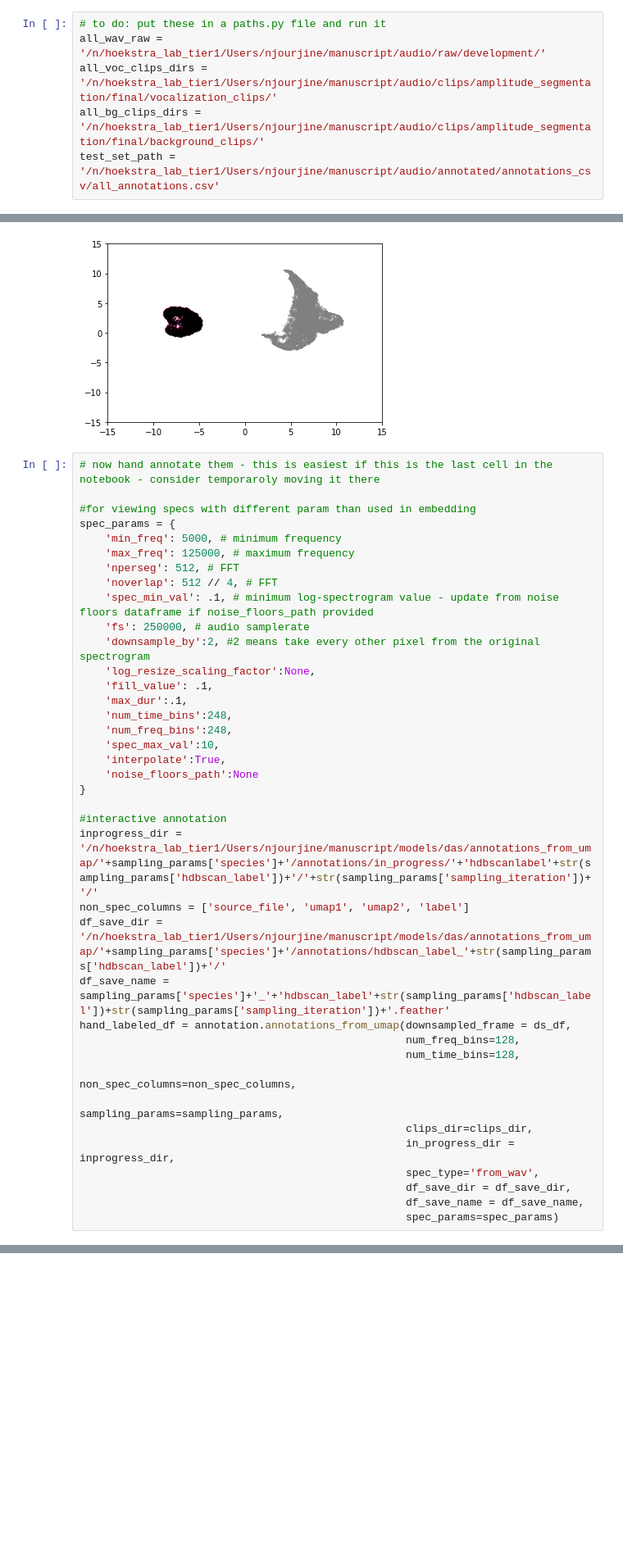
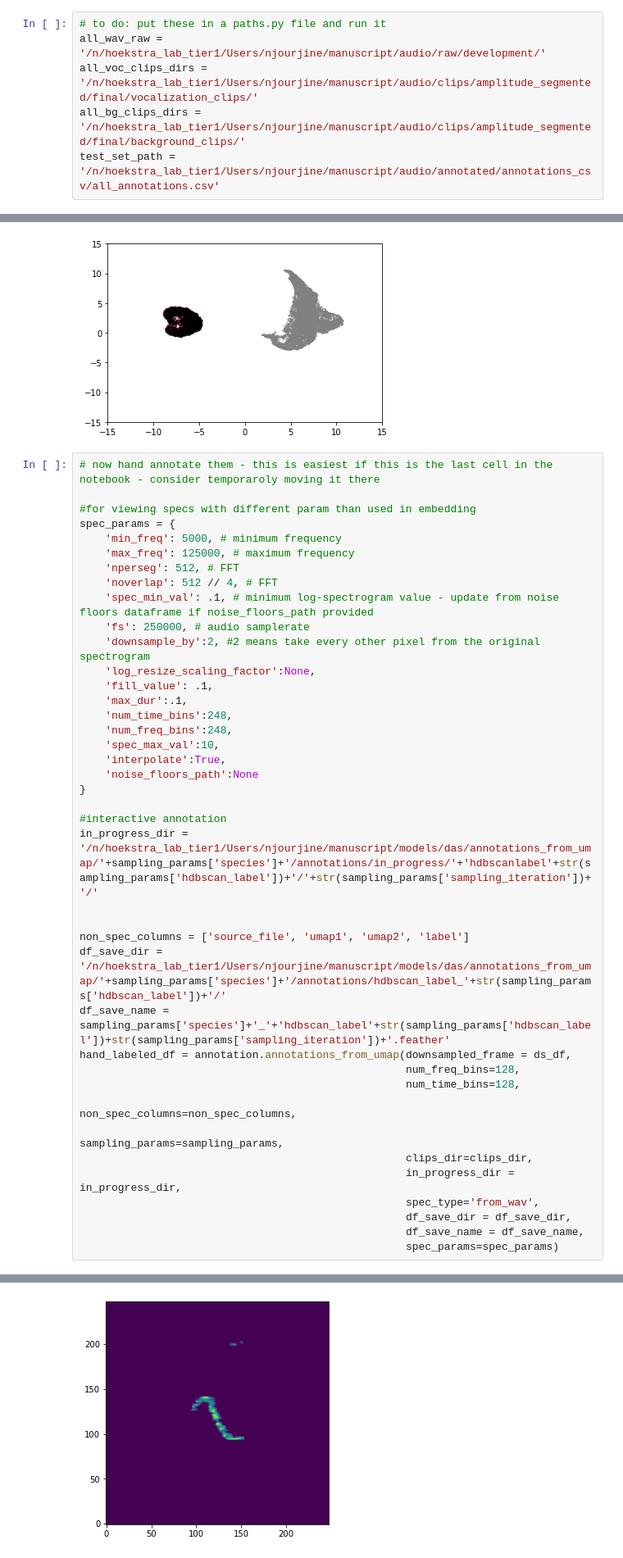
Before and after one commit to nickjourjine/peromyscus-pup-vocal-evolution, a Jupyter notebook: scripts/Annotate from UMAP.ipynb, the cells around one changed output, grey strips where cells are left out. Shown: that part at 82% size. Cells and saved outputs as stored; diff of their text form; blank space fills up the shorter version.

```diff
--- a/scripts/Annotate from UMAP.ipynb
+++ b/scripts/Annotate from UMAP.ipynb
@@ -31,8 +32,8 @@ The autoreload extension is already loaded. To reload it, use:
 # %%
 # to do: put these in a paths.py file and run it
 all_wav_raw = '/n/hoekstra_lab_tier1/Users/njourjine/manuscript/audio/raw/development/'
-all_voc_clips_dirs = '/n/hoekstra_lab_tier1/Users/njourjine/manuscript/audio/clips/amplitude_segmentation/final/vocalization_clips/'
-all_bg_clips_dirs = '/n/hoekstra_lab_tier1/Users/njourjine/manuscript/audio/clips/amplitude_segmentation/final/background_clips/'
+all_voc_clips_dirs = '/n/hoekstra_lab_tier1/Users/njourjine/manuscript/audio/clips/amplitude_segmented/final/vocalization_clips/'
+all_bg_clips_dirs = '/n/hoekstra_lab_tier1/Users/njourjine/manuscript/audio/clips/amplitude_segmented/final/background_clips/'
 test_set_path = '/n/hoekstra_lab_tier1/Users/njourjine/manuscript/audio/annotated/annotations_csv/all_annotations.csv'
 # %% [markdown]
 # generate hdbscan labels
@@ -423,7 +423,9 @@ spec_params = {
 }
 
 #interactive annotation
-inprogress_dir = '/n/hoekstra_lab_tier1/Users/njourjine/manuscript/models/das/annotations_from_umap/'+sampling_params['species']+'/annotations/in_progress/'+'hdbscanlabel'+str(sampling_params['hdbscan_label'])+'/'+str(sampling_params['sampling_iteration'])+'/'
+in_progress_dir = '/n/hoekstra_lab_tier1/Users/njourjine/manuscript/models/das/annotations_from_umap/'+sampling_params['species']+'/annotations/in_progress/'+'hdbscanlabel'+str(sampling_params['hdbscan_label'])+'/'+str(sampling_params['sampling_iteration'])+'/'
+
+
 non_spec_columns = ['source_file', 'umap1', 'umap2', 'label']
 df_save_dir = '/n/hoekstra_lab_tier1/Users/njourjine/manuscript/models/das/annotations_from_umap/'+sampling_params['species']+'/annotations/hdbscan_label_'+str(sampling_params['hdbscan_label'])+'/'
 df_save_name = sampling_params['species']+'_'+'hdbscan_label'+str(sampling_params['hdbscan_label'])+str(sampling_params['sampling_iteration'])+'.feather'
@@ -433,7 +435,7 @@ hand_labeled_df = annotation.annotations_from_umap(downsampled_frame = ds_df,
                                                    non_spec_columns=non_spec_columns,
                                                    sampling_params=sampling_params,
                                                    clips_dir=clips_dir,
-                                                   in_progress_dir = inprogress_dir,
+                                                   in_progress_dir = in_progress_dir,
                                                    spec_type='from_wav',
                                                    df_save_dir = df_save_dir,
                                                    df_save_name = df_save_name,
@@ -442,0 +449 @@ FileNotFoundError: [Errno 2] No such file or directory: '/n/hoekstra_lab_tier1/U
+[figure, added]
```
Also changed, not shown: parts of 22 cells of this notebook.
